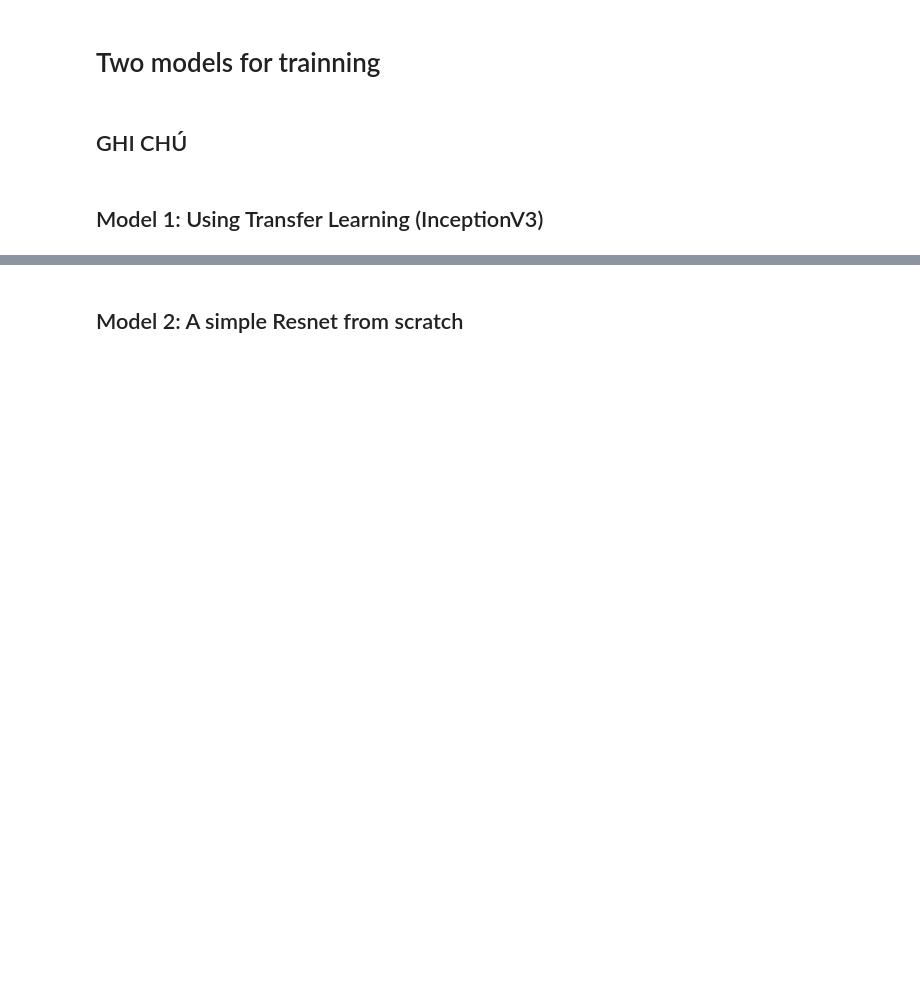
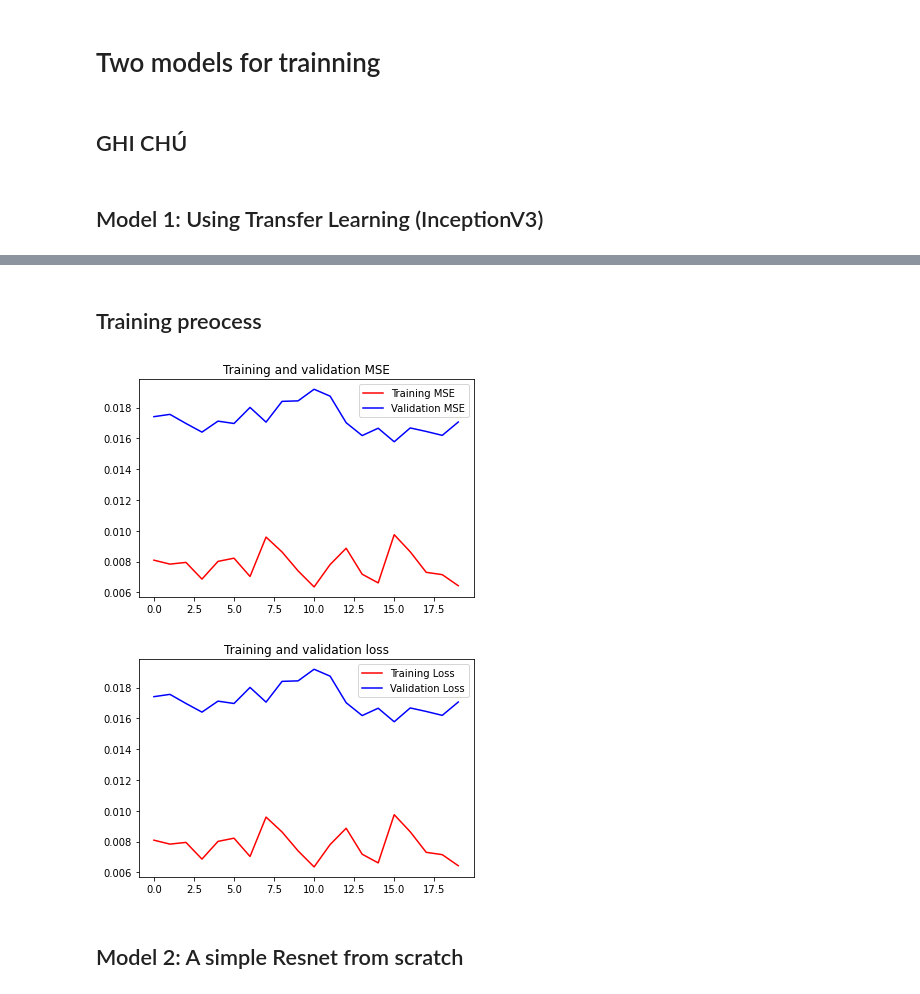
Before and after one commit to tnamng/Image-Single-Object-Detection, a Jupyter notebook: Feroa in Eyes.ipynb, the cells around one changed output, grey strips where cells are left out. Cells and saved outputs as stored; diff of their text form; code cells hidden in the pictures; blank space fills up the shorter version.

```diff
--- a/Feroa in Eyes.ipynb
+++ b/Feroa in Eyes.ipynb
@@ -240,7 +241,7 @@ def preprocess_with_augmentation(image, a, b, is_training = True):
 # %%
 def creat_dataset(imgs, labels, batch_size, is_training = True):
     ds = tf.data.Dataset.from_tensor_slices((imgs, labels[:,0], labels[:,1]))
-    ds = ds.map(lambda imgs, a, b: preprocess_with_augmentation(imgs, a, b, is_training))
+    ds = ds.map(lambda imgs, x, y: preprocess_with_augmentation(imgs, x, y, is_training))
     if is_training:
         buffer_size = 1000
         ds = ds.shuffle(buffer_size)
@@ -298,18 +286,43 @@ last_output = last_layer.output
 # %%
-x = Flatten()(last_output)
+x = Flatten()(pre_trained_model.output)
 x = Dense(1024, activation='relu')(x)
 #x = layers.Dropout(0.2)(x)
-x = Dense(2)(x)
+output = Dense(2)(x)
 
-model = Model(pre_trained_model.input, x)
+model = Model(pre_trained_model.input, output)
 model.compile(optimizer = 'adam',
               loss = 'mse',
               metrics = ['mse'])
+# %% [markdown]
+## Training preocess
 # %%
-model.fit(ds_train,
-          epochs = 100,
+history = model.fit(ds_train,
+          epochs = 20,
           validation_data = ds_test
           )
+# %%
+mse      = history.history[ 'mse' ]
+val_mse  = history.history[ 'val_mse' ]
+loss     = history.history[ 'loss' ]
+val_loss = history.history['val_loss' ]
+# %%
+epochs = range(len(mse))
+
+plt.plot(epochs, mse, 'r', label='Training MSE')
+plt.plot(epochs, val_mse, 'b', label='Validation MSE')
+plt.title('Training and validation MSE')
+plt.legend()
+plt.figure()
+
+plt.plot(epochs, loss, 'r', label='Training Loss')
+plt.plot(epochs, val_loss, 'b', label='Validation Loss')
+plt.title('Training and validation loss')
+plt.legend()
+
+plt.show()
+# %% [output]
+[figure, added]
+[figure, added]
 # %% [markdown]
 ## Model 2: A simple Resnet from scratch
 # %%
```
Also changed, not shown: parts of 13 cells of this notebook.
